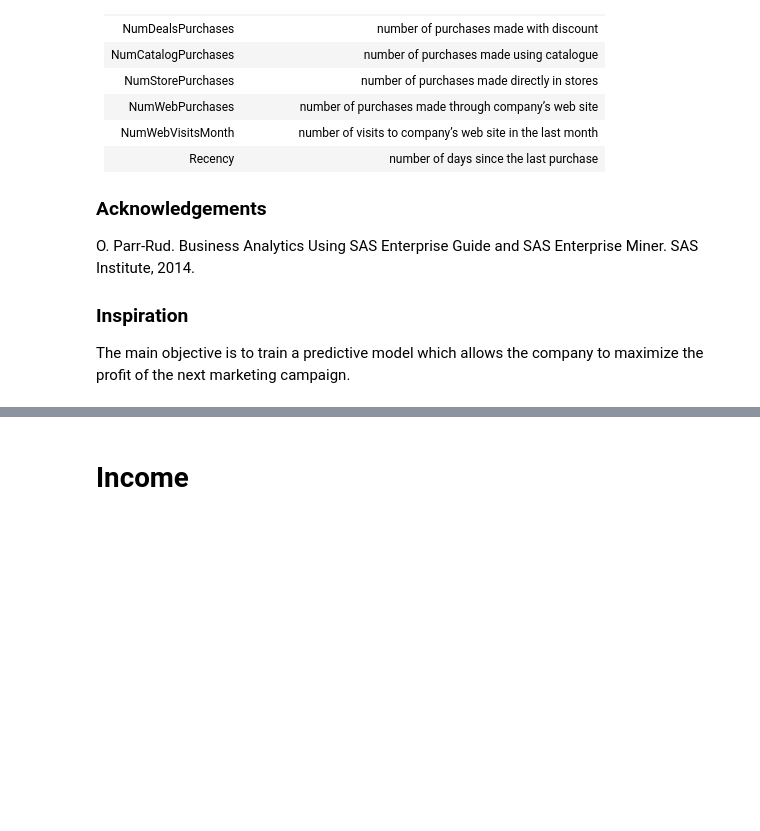
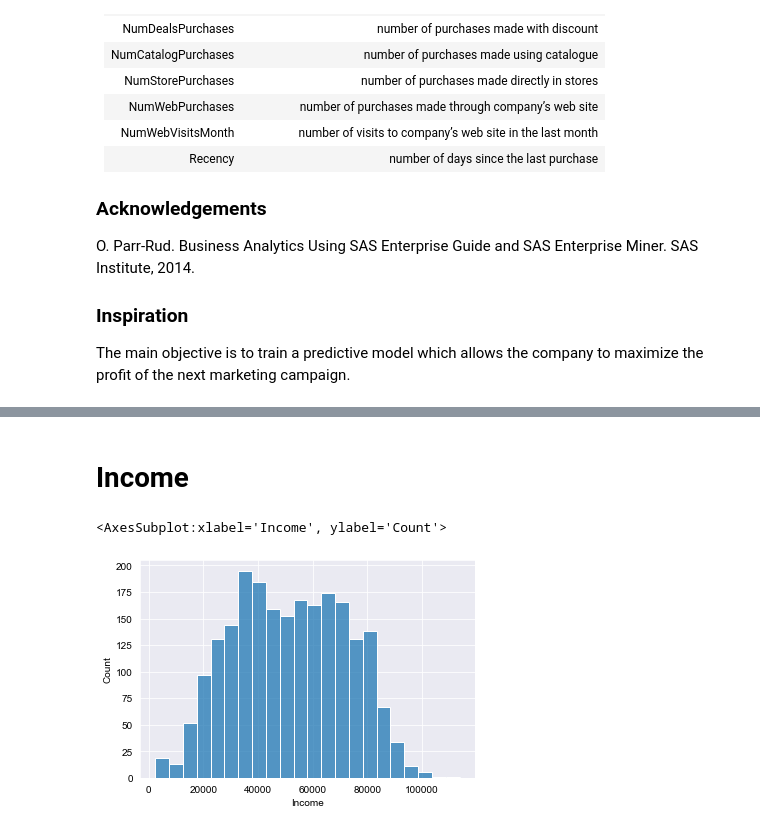
Before and after one commit to Michael-Austin-Mesa/grocer-marketing-project, a Jupyter notebook: explore.ipynb, the cells around one changed output, grey strips where cells are left out. Drawn from its saved outputs; the diff is of its cells as text; code cells hidden in the pictures; blank space fills up the shorter version.

```diff
--- a/explore.ipynb
+++ b/explore.ipynb
@@ -138,5 +138,10 @@ pd.value_counts(df['Response'])
 1     333
 Name: Response, dtype: int64
 [figure]
-# %% [markdown]
-# Income
+# %% [markdown]
+# Income
+# %%
+sns.histplot(df, x='Income')
+# %% [output]
+<AxesSubplot:xlabel='Income', ylabel='Count'>
+[figure, added]
```
Also changed, not shown: parts of 9 cells of this notebook.
